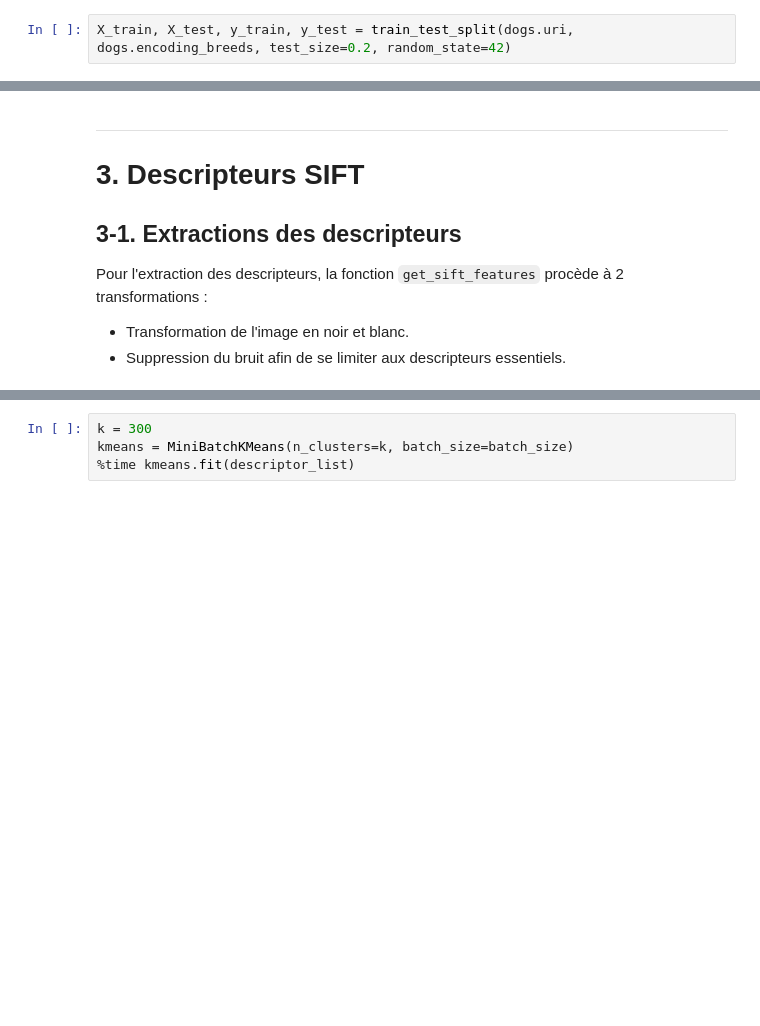
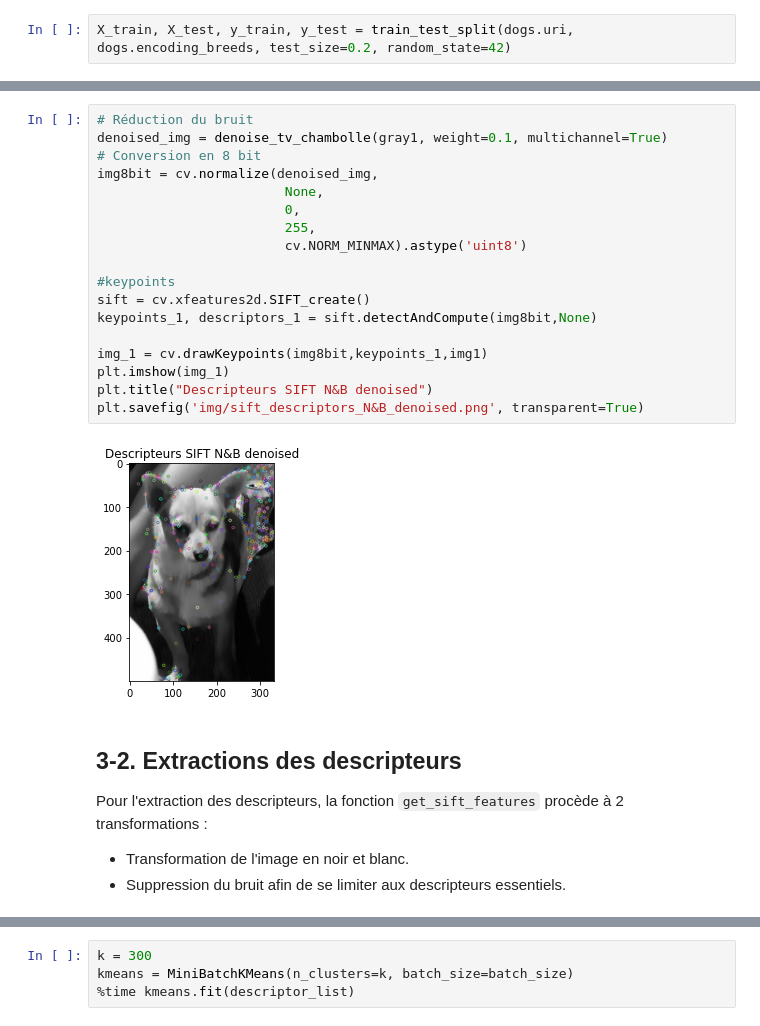
Before and after one commit to Adrian1903/Classez-des-images-l-aide-d-algorithmes-de-Deep-Learning, a Jupyter notebook: dev/02_classification_sift.ipynb, the cells around one changed output, grey strips where cells are left out. Saved outputs shown, nothing was run; the diff lists cells and outputs as text; blank space fills up the shorter version.

````diff
--- a/dev/02_classification_sift.ipynb
+++ b/dev/02_classification_sift.ipynb
@@ -106,7 +165,25 @@ X_train, X_test, y_train, y_test = train_test_split(dogs.uri, dogs.encoding_bree
+# %%
+# Réduction du bruit
+denoised_img = denoise_tv_chambolle(gray1, weight=0.1, multichannel=True)
+# Conversion en 8 bit
+img8bit = cv.normalize(denoised_img,
+                        None,
+                        0,
+                        255,
+                        cv.NORM_MINMAX).astype('uint8')
+
+#keypoints
+sift = cv.xfeatures2d.SIFT_create()
+keypoints_1, descriptors_1 = sift.detectAndCompute(img8bit,None)
+
+img_1 = cv.drawKeypoints(img8bit,keypoints_1,img1)
+plt.imshow(img_1)
+plt.title("Descripteurs SIFT N&B denoised")
+plt.savefig('img/sift_descriptors_N&B_denoised.png', transparent=True)
+# %% [output]
+[figure, added]
 # %% [markdown]
----
-# 3. Descripteurs SIFT
-## 3-1. Extractions des descripteurs
+## 3-2. Extractions des descripteurs
 Pour l'extraction des descripteurs, la fonction ```get_sift_features``` procède à 2 transformations :
 - Transformation de l'image en noir et blanc.
 - Suppression du bruit afin de se limiter aux descripteurs essentiels.
````
Also changed, not shown: parts of 17 cells of this notebook.
